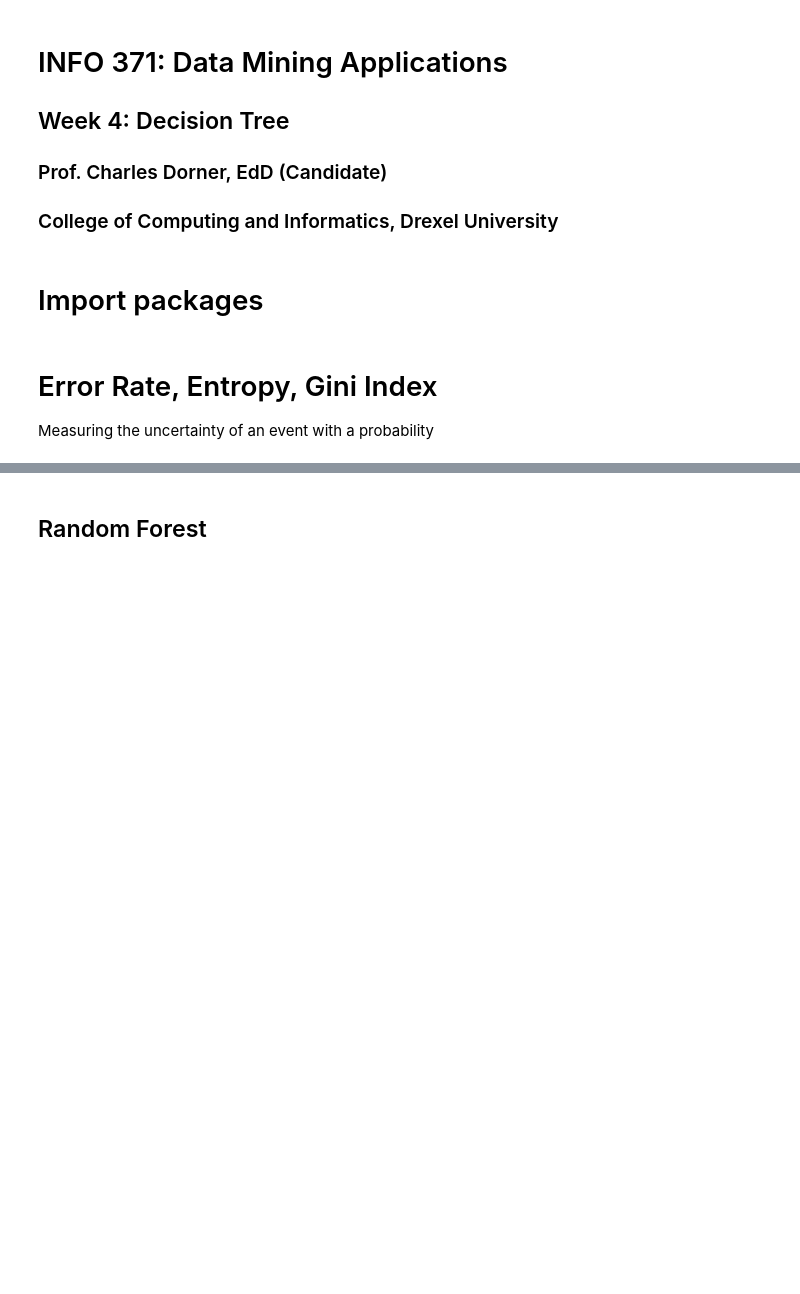
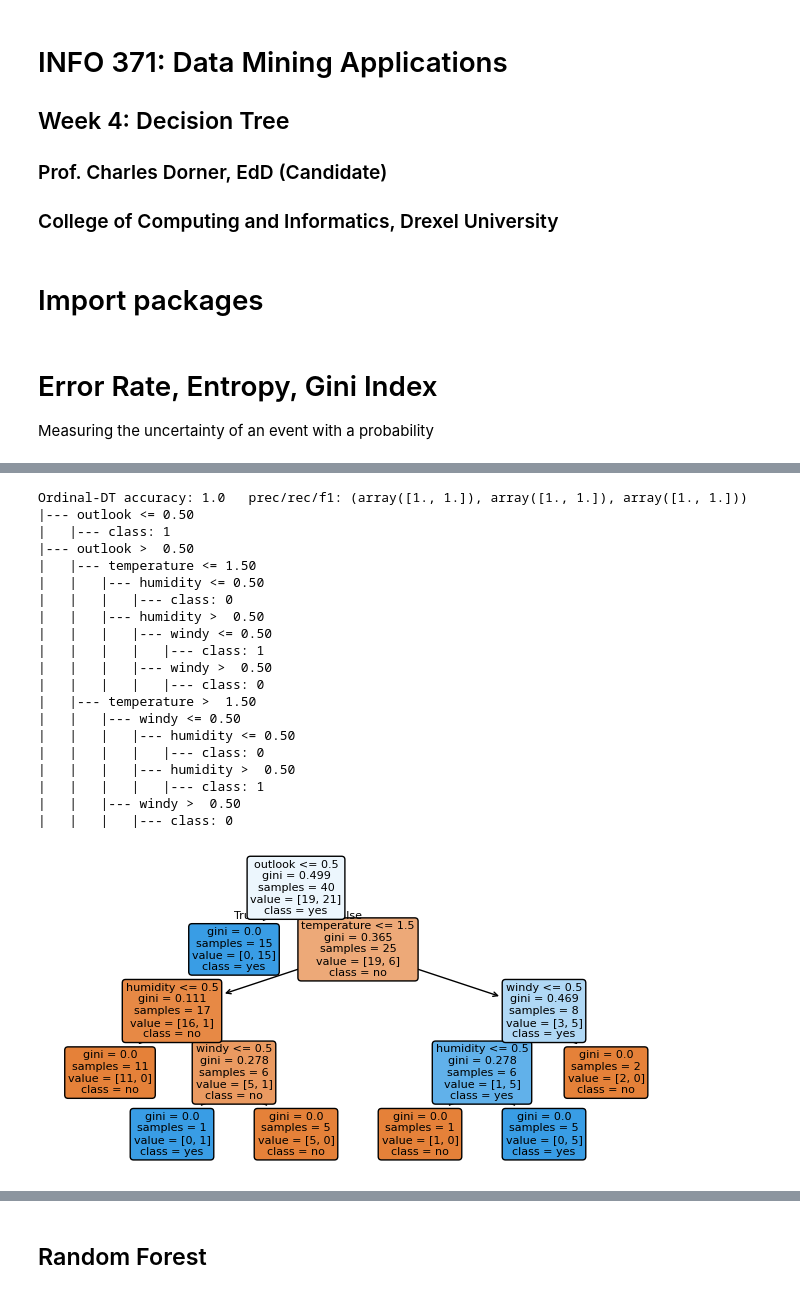
Before and after one commit to dornercr/INFO371, a Jupyter notebook: INFO371_Week4_Decision_Tree.ipynb, the cells around one changed output, grey strips where cells are left out. Drawn from its saved outputs; the diff is of its cells as text; code cells hidden in the pictures; blank space fills up the shorter version.

```diff
--- a/INFO371_Week4_Decision_Tree.ipynb
+++ b/INFO371_Week4_Decision_Tree.ipynb
@@ -475,0 +56,19 @@ precision_recall_fscore_support(y_test, dt_1hot.predict(X_1hot_test))
+# %%
+# 3. Synthetic weather dataset ---------------------------------------------
+rng = np.random.default_rng(42); N=50
+weather = pd.DataFrame({
+    "outlook":    rng.choice(["sunny","overcast","rainy"], N),
+    "temperature":rng.choice(["hot","mild","cool"], N),
+    "humidity":   rng.choice(["high","normal"], N),
+    "windy":      rng.choice([False,True], N)
+})
+weather["play"] = np.where(
+    (weather.outlook=="overcast") |
+    ((weather.humidity=="normal") & (~weather.windy)), "yes","no")
+print(weather.head(), "\nshape:", weather.shape)
+
+train, test = train_test_split(weather, test_size=.2, stratify=weather.play,
+                               random_state=0)
+X_cols = ["outlook","temperature","humidity","windy"]
+lab = LabelEncoder().fit(weather.play)
+y_tr, y_te = lab.transform(train.play), lab.transform(test.play)
@@ -475,0 +83,54 @@ precision_recall_fscore_support(y_test, dt_1hot.predict(X_1hot_test))
+# %%
+import logging
+# Mute only the font‑manager logger
+logging.getLogger("matplotlib.font_manager").setLevel(logging.ERROR)
+
+# If you want it totally gone:
+# logging.getLogger("matplotlib.font_manager").disabled = True
+
+# 4. Ordinal‑DT pipeline ----------------------------------------------------
+ord_dt = Pipeline([
+    ("enc", OrdinalEncoder()),
+    ("tree", DecisionTreeClassifier(random_state=0))
+]).fit(train[X_cols], y_tr)
+
+y_pred = ord_dt.predict(test[X_cols])
+print("\nOrdinal‑DT accuracy:", round(accuracy_score(y_te, y_pred),3),
+      "  prec/rec/f1:", precision_recall_fscore_support(y_te, y_pred, zero_division=0)[0:3])
+
+from sklearn import tree
+print(tree.export_text(ord_dt.named_steps["tree"],
+                       feature_names=ord_dt.named_steps["enc"].get_feature_names_out(X_cols)))
+
+plt.figure(figsize=(8,4))
+plot_tree(ord_dt.named_steps["tree"],
+          feature_names=ord_dt.named_steps["enc"].get_feature_names_out(X_cols),
+          class_names=lab.classes_, filled=True, rounded=True, fontsize=8); plt.show()
+
+if HAVE_DTV:
+    dtreeviz.model(ord_dt.named_steps["tree"],
+                   ord_dt.named_steps["enc"].transform(train[X_cols]),
+                   y_tr, feature_names=ord_dt.named_steps["enc"].get_feature_names_out(X_cols),
+                   target_name="play", class_names=list(lab.classes_)).view(scale=1.2)
+# %% [output]
+Ordinal‑DT accuracy: 1.0   prec/rec/f1: (array([1., 1.]), array([1., 1.]), array([1., 1.]))
+|--- outlook <= 0.50
+|   |--- class: 1
+|--- outlook >  0.50
+|   |--- temperature <= 1.50
+|   |   |--- humidity <= 0.50
+|   |   |   |--- class: 0
+|   |   |--- humidity >  0.50
+|   |   |   |--- windy <= 0.50
+|   |   |   |   |--- class: 1
+|   |   |   |--- windy >  0.50
+|   |   |   |   |--- class: 0
+|   |--- temperature >  1.50
+|   |   |--- windy <= 0.50
+|   |   |   |--- humidity <= 0.50
+|   |   |   |   |--- class: 0
+|   |   |   |--- humidity >  0.50
+|   |   |   |   |--- class: 1
+|   |   |--- windy >  0.50
+|   |   |   |--- class: 0
+[figure, added]
```
Also changed, not shown: parts of 88 cells of this notebook.
